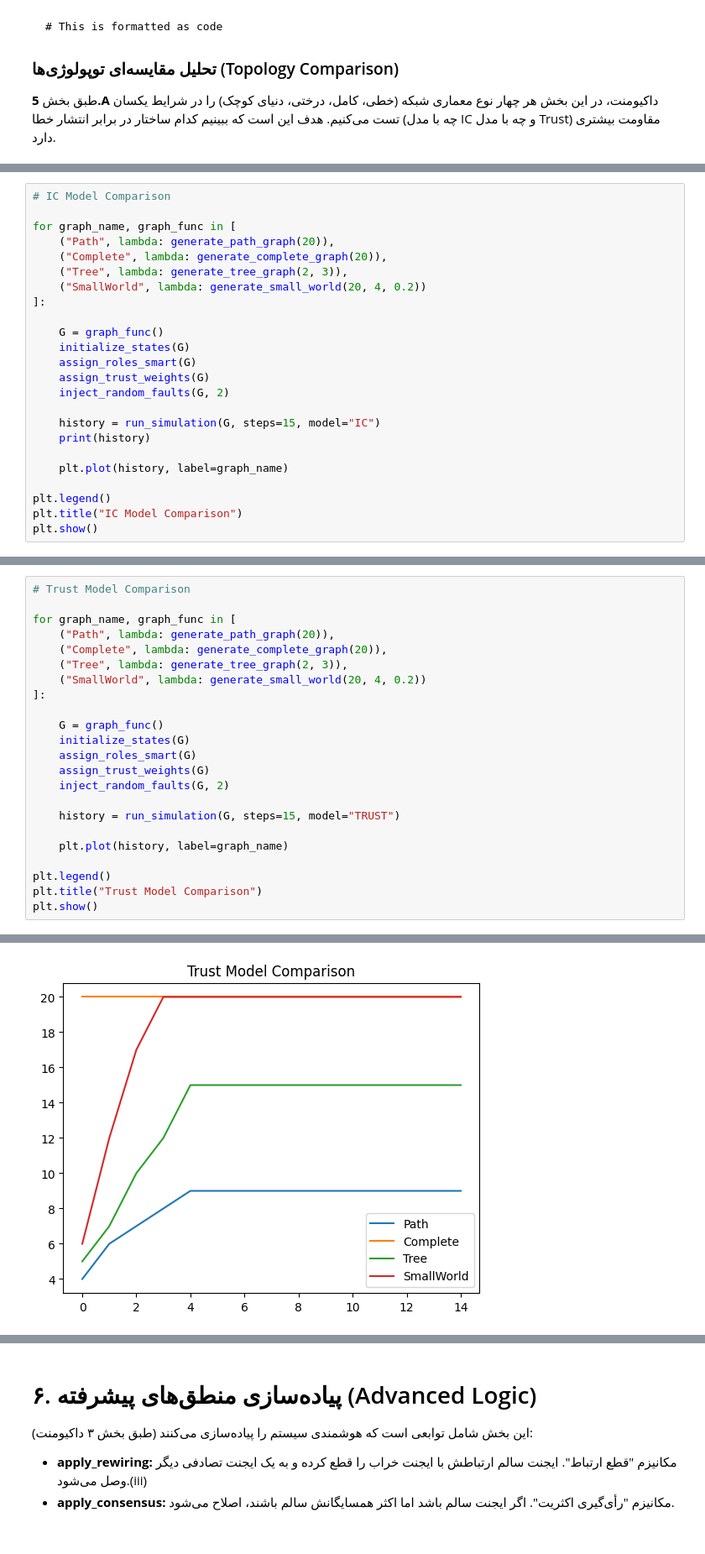
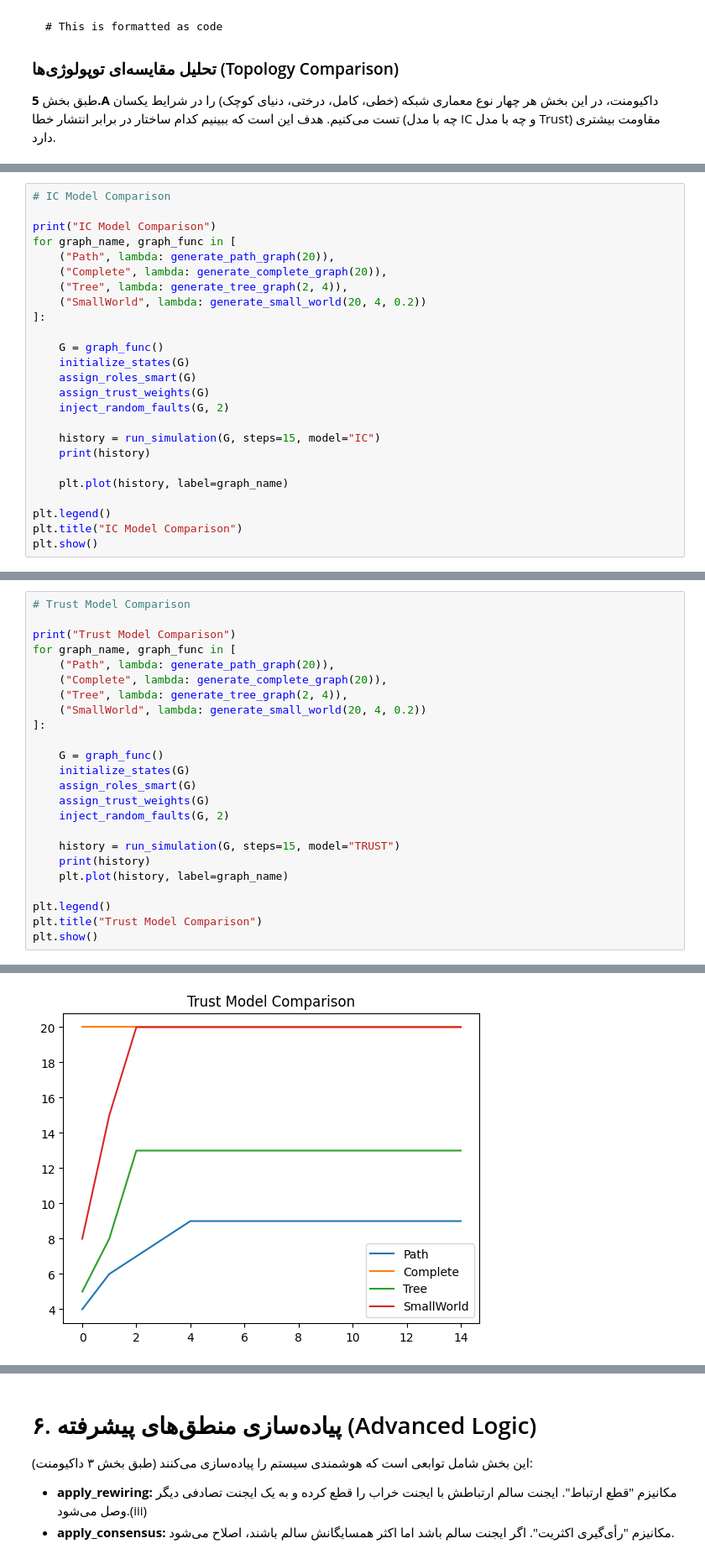
Before and after one commit to sara25kh/LLM-MAS-Resilience, a Jupyter notebook: notebook.ipynb, the cells around one changed output, grey strips where cells are left out. Shown at 84% size. Saved outputs shown, nothing was run; the diff lists cells and outputs as text.

```diff
--- a/notebook.ipynb
+++ b/notebook.ipynb
@@ -445,10 +415,11 @@ plt.show()
 # %%
 # IC Model Comparison
 
+print("IC Model Comparison")
 for graph_name, graph_func in [
     ("Path", lambda: generate_path_graph(20)),
     ("Complete", lambda: generate_complete_graph(20)),
-    ("Tree", lambda: generate_tree_graph(2, 3)),
+    ("Tree", lambda: generate_tree_graph(2, 4)),
     ("SmallWorld", lambda: generate_small_world(20, 4, 0.2))
 ]:
 
@@ -488,10 +447,11 @@ plt.show()
 # %%
 # Trust Model Comparison
 
+print("Trust Model Comparison")
 for graph_name, graph_func in [
     ("Path", lambda: generate_path_graph(20)),
     ("Complete", lambda: generate_complete_graph(20)),
-    ("Tree", lambda: generate_tree_graph(2, 3)),
+    ("Tree", lambda: generate_tree_graph(2, 4)),
     ("SmallWorld", lambda: generate_small_world(20, 4, 0.2))
 ]:
 
@@ -502,7 +462,7 @@ for graph_name, graph_func in [
     inject_random_faults(G, 2)
 
     history = run_simulation(G, steps=15, model="TRUST")
-
+    print(history)
     plt.plot(history, label=graph_name)
 
 plt.legend()
@@ -529 +477 @@ plt.show()
-[figure, old version]
+[figure, new version]
```
Also changed, not shown: parts of 10 cells of this notebook.
